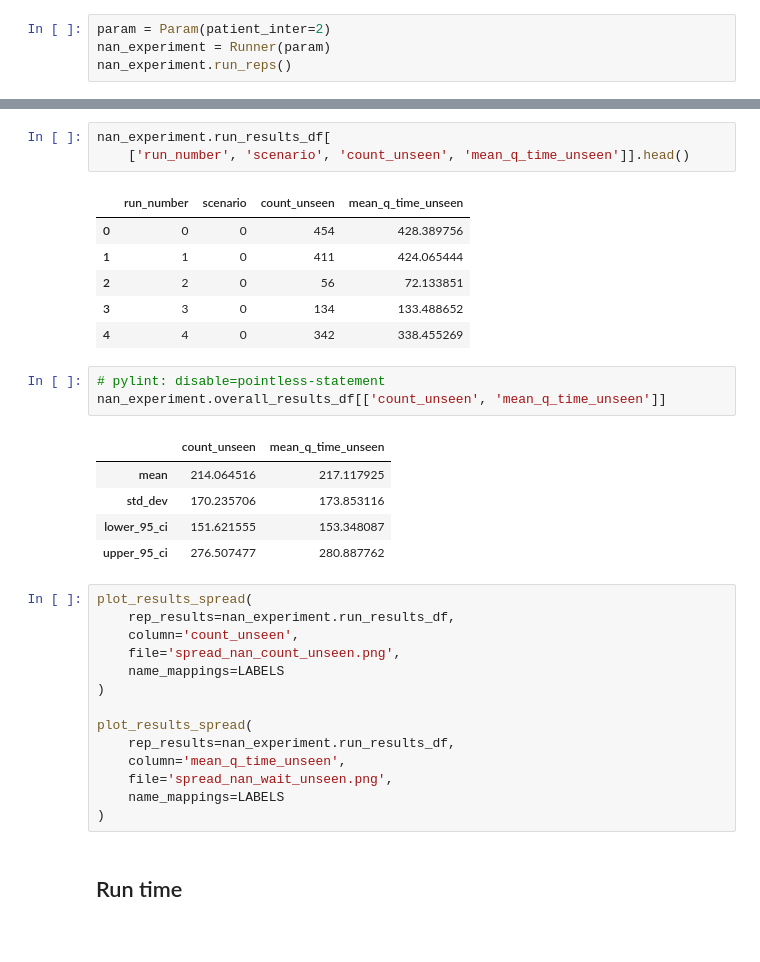
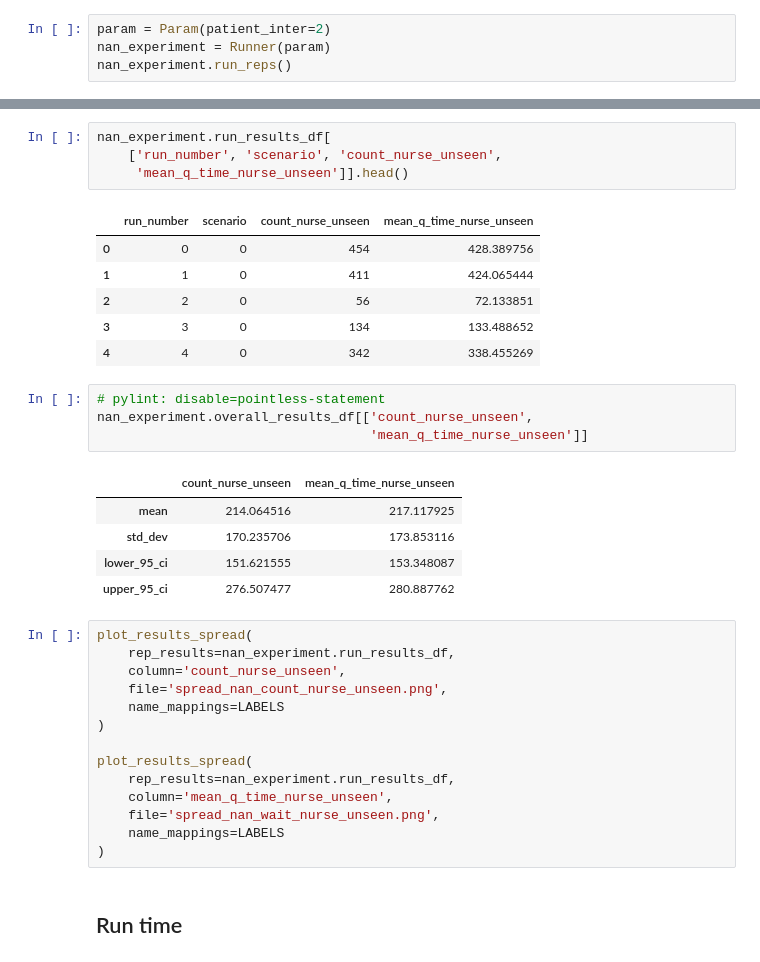
Before and after one commit to pythonhealthdatascience/pydesrap_mms, a Jupyter notebook: notebooks/analysis.ipynb, the cells around one changed output, grey strips where cells are left out. Cells and saved outputs as stored; diff of their text form.

Commit message:
refactor(unseen): made count_unseen and q_time_unseen specifically mention nurses (as with other metrics)

```diff
--- a/notebooks/analysis.ipynb
+++ b/notebooks/analysis.ipynb
@@ -634,9 +634,10 @@ nan_experiment.patient_results_df.tail(10)
 | 669497 | 21682 | 82078.857267 | NaN | NaN | 30 | 1.142733 |
 # %%
 nan_experiment.run_results_df[
-    ['run_number', 'scenario', 'count_unseen', 'mean_q_time_unseen']].head()
+    ['run_number', 'scenario', 'count_nurse_unseen',
+     'mean_q_time_nurse_unseen']].head()
 # %% [output]
-|  | run_number | scenario | count_unseen | mean_q_time_unseen |
+|  | run_number | scenario | count_nurse_unseen | mean_q_time_nurse_unseen |
 | 0 | 0 | 0 | 454 | 428.389756 |
 | 1 | 1 | 0 | 411 | 424.065444 |
 | 2 | 2 | 0 | 56 | 72.133851 |
@@ -644,9 +645,10 @@ nan_experiment.run_results_df[
 | 4 | 4 | 0 | 342 | 338.455269 |
 # %%
 # pylint: disable=pointless-statement
-nan_experiment.overall_results_df[['count_unseen', 'mean_q_time_unseen']]
+nan_experiment.overall_results_df[['count_nurse_unseen',
+                                   'mean_q_time_nurse_unseen']]
 # %% [output]
-|  | count_unseen | mean_q_time_unseen |
+|  | count_nurse_unseen | mean_q_time_nurse_unseen |
 | mean | 214.064516 | 217.117925 |
 | std_dev | 170.235706 | 173.853116 |
 | lower_95_ci | 151.621555 | 153.348087 |
@@ -654,15 +656,15 @@ nan_experiment.overall_results_df[['count_unseen', 'mean_q_time_unseen']]
 # %%
 plot_results_spread(
     rep_results=nan_experiment.run_results_df,
-    column='count_unseen',
-    file='spread_nan_count_unseen.png',
+    column='count_nurse_unseen',
+    file='spread_nan_count_nurse_unseen.png',
     name_mappings=LABELS
 )
 
 plot_results_spread(
     rep_results=nan_experiment.run_results_df,
-    column='mean_q_time_unseen',
-    file='spread_nan_wait_unseen.png',
+    column='mean_q_time_nurse_unseen',
+    file='spread_nan_wait_nurse_unseen.png',
     name_mappings=LABELS
 )
 # %% [markdown]
```
Also changed, not shown: parts of 5 cells of this notebook, 12 other files.
